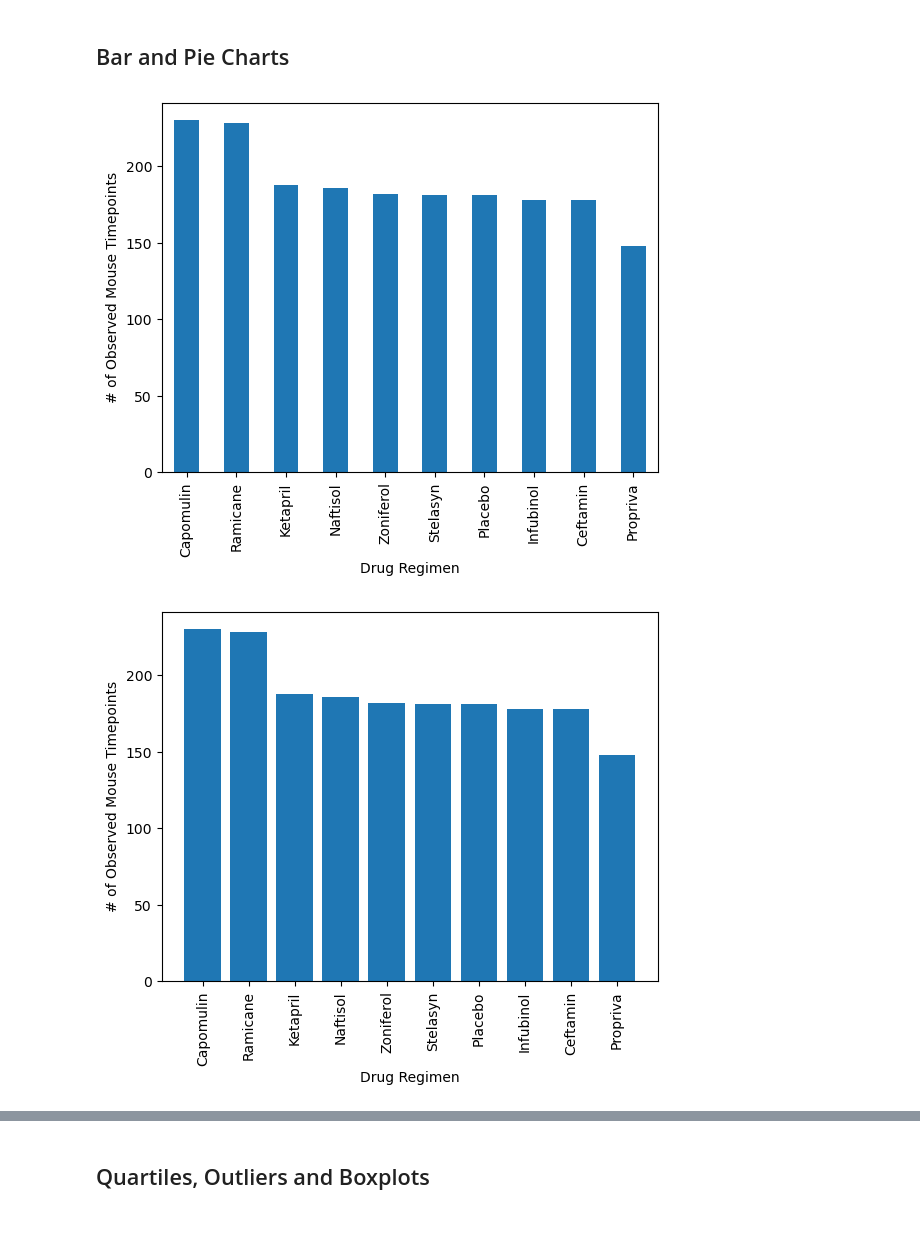
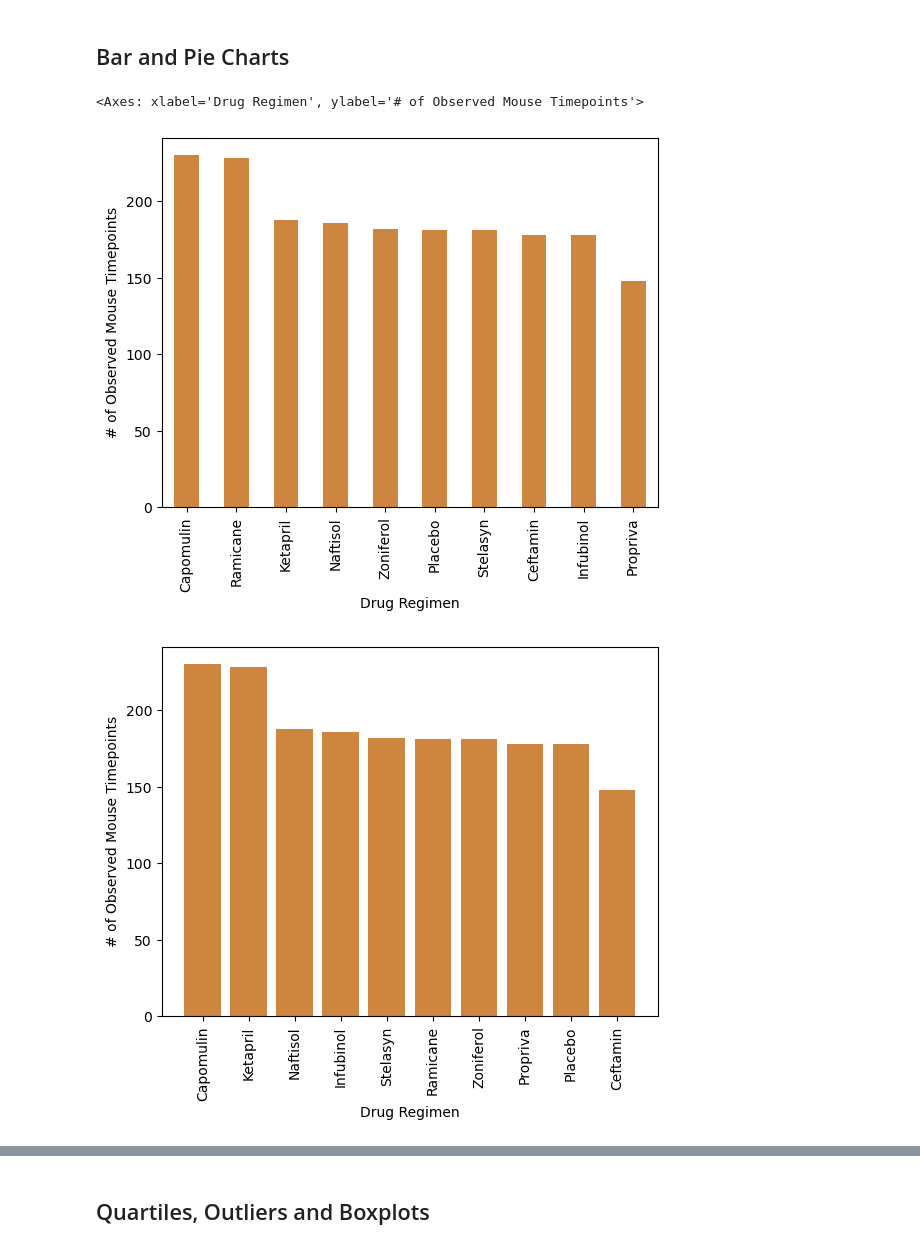
Before and after one commit to ModestGenu/Pymaceuticals-challenge, a Jupyter notebook: challenge 5/Pymaceuticals/pymaceuticals_starter.ipynb, the cells around one changed output, grey strips where cells are left out. Saved outputs shown, nothing was run; the diff lists cells and outputs as text; code cells hidden in the pictures.

Commit message:
today a loop, tommorrow a plot?

```diff
--- a/challenge 5/Pymaceuticals/pymaceuticals_starter.ipynb
+++ b/challenge 5/Pymaceuticals/pymaceuticals_starter.ipynb
@@ -147,9 +147,32 @@ group_mouse
 ## Bar and Pie Charts
 # %%
 # Generate a bar plot showing the total number of rows (Mouse ID/Timepoints) for each drug regimen using Pandas.
+
+#set up data
+mouse_timepoints = cleaned_df.groupby('Drug Regimen').size().sort_values(ascending=False)
+
+#plot
+mouse_timepoints.plot.bar(xlabel='Drug Regimen', ylabel='# of Observed Mouse Timepoints', color='peru')
 # %% [output]
+<Axes: xlabel='Drug Regimen', ylabel='# of Observed Mouse Timepoints'>
-[figure, old version]
+[figure, new version]
 # %%
 # Generate a bar plot showing the total number of rows (Mouse ID/Timepoints) for each drug regimen using pyplot.
+
+# get data
+x_vals = cleaned_df['Drug Regimen'].unique()
+
+# create chart
+plt.bar(x_vals,mouse_timepoints, color='peru')
+
+# label x & y axis
+plt.xlabel('Drug Regimen')
+plt.ylabel('# of Observed Mouse Timepoints')
+
+# rotate the x tick labels
+plt.xticks(rotation = 90)
+
+# display
+plt.show()
 # %% [output]
-[figure, old version]
+[figure, new version]
```
Also changed, not shown: parts of 13 cells of this notebook.
